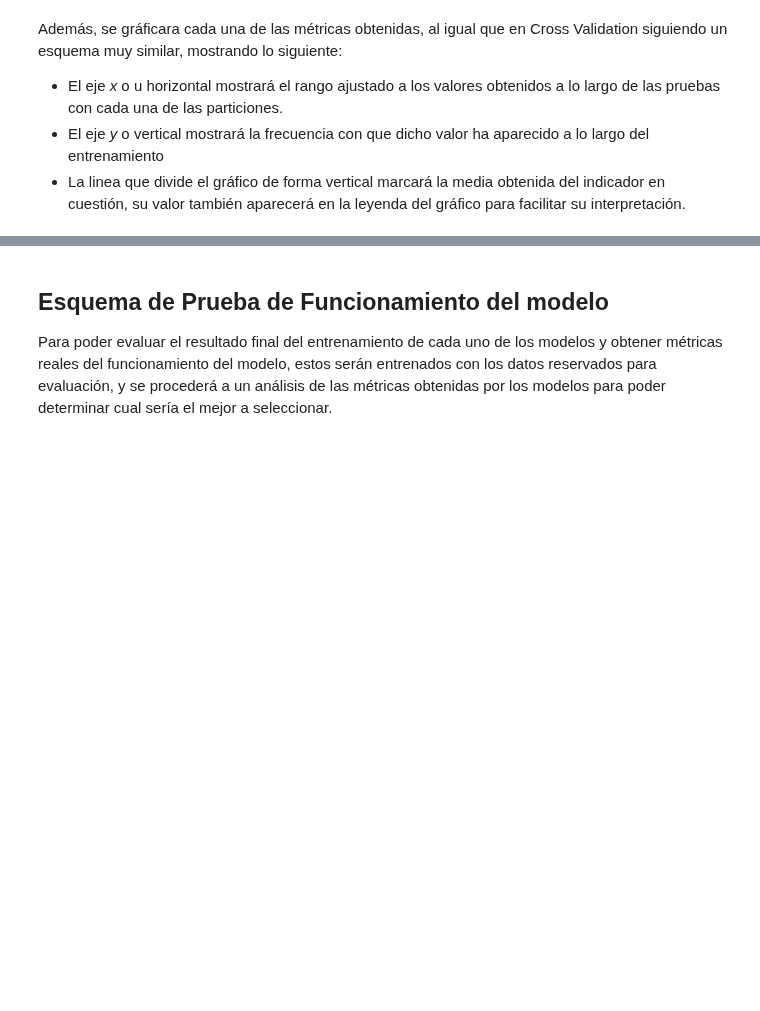
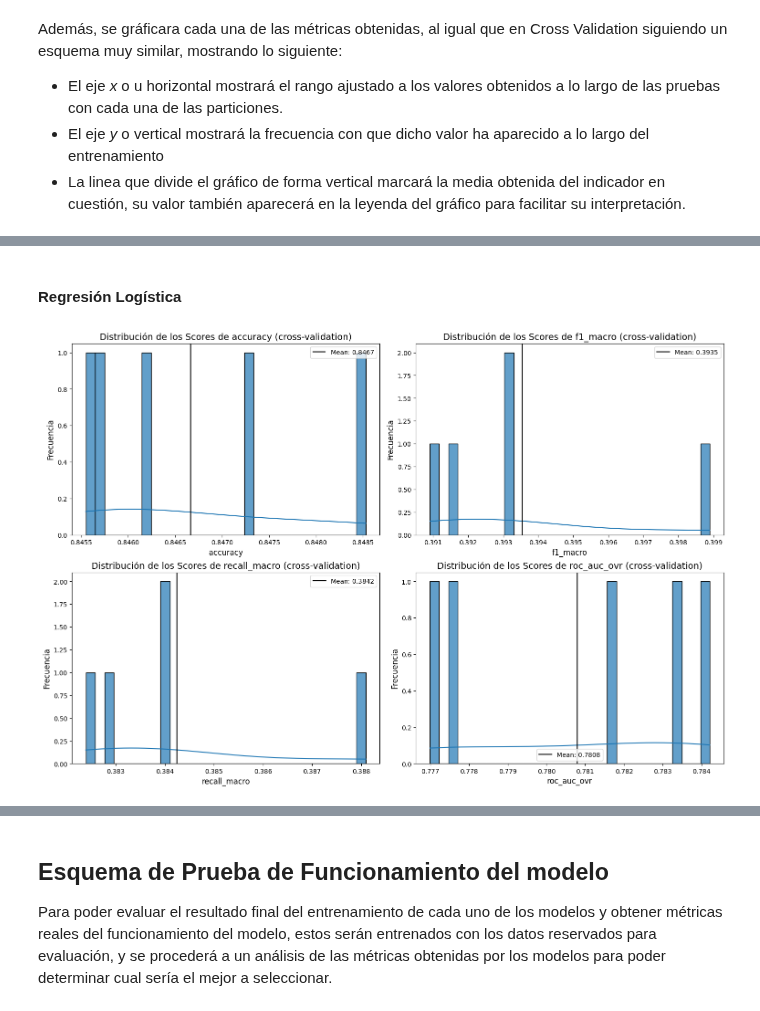
Before and after one commit to MonicaCabanas23/Clasificacion-y-Regresion-Lineal, a Jupyter notebook: Proyecto 3/workflow.ipynb, the cells around one changed output, grey strips where cells are left out. Cells and saved outputs as stored; diff of their text form; code cells hidden in the pictures; blank space fills up the shorter version.

Commit message:
feature: add knn and random forest classifiers with Cross Validation :necktie:

```diff
--- a/Proyecto 3/workflow.ipynb
+++ b/Proyecto 3/workflow.ipynb
@@ -33,3 +43,13 @@ De cada uno estos pasos se obtendran métricas del entrenamiento como referencia
+# %%
+from sklearn.preprocessing import StandardScaler
+scaler = StandardScaler()
+
+# Separando datos en observaciones y etiquetas
+y = data["Diabetes_012"].values                # Etiquetas
+X = data.drop(columns=["Diabetes_012"]).values # Observaciones
+
+# Estandarizando datos
+X = scaler.fit_transform(X)
 # %% [markdown]
 ### Separación de los datos en grupos de entrenamiento y prueba
 # %%
@@ -214,0 +336,9 @@ def graph_bootstrap_ci(accuracy_scores, lower_bound, upper_bound, mean_score, me
+# %% [markdown]
+#### Regresión Logística
+# %%
+lr = LogisticRegression(solver='lbfgs', max_iter=1000, random_state=42)
+scores = get_cv_scores(model=lr, X=X_train, y=y_train, cv=skf)
+# %%
+ graph_cv_scores_multimetric(scores,['accuracy', 'f1_macro', 'recall_macro', 'roc_auc_ovr'])
+# %% [output]
+[figure, added]
```
Also changed, not shown: parts of 20 cells of this notebook.
